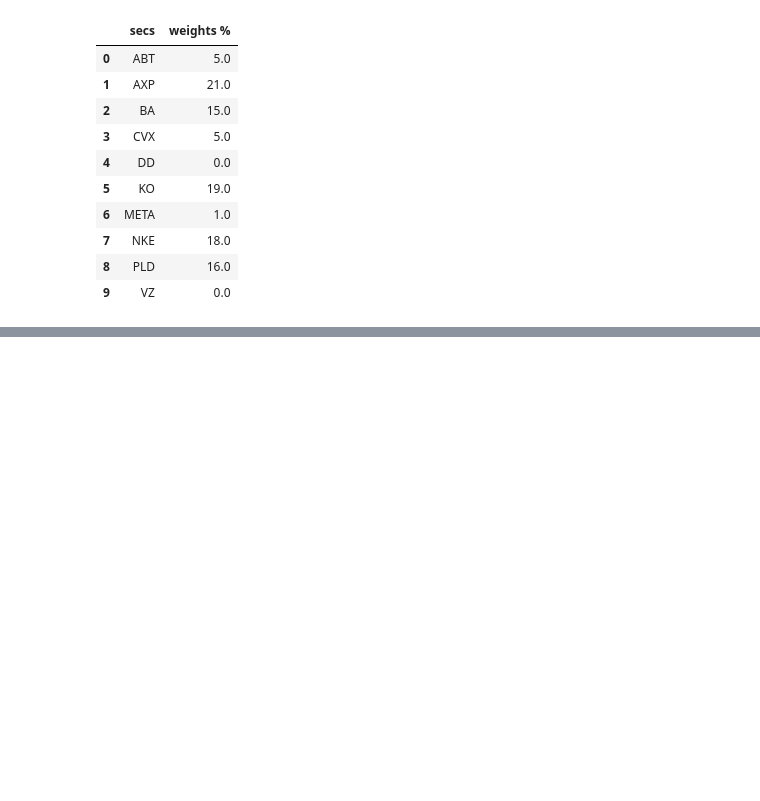
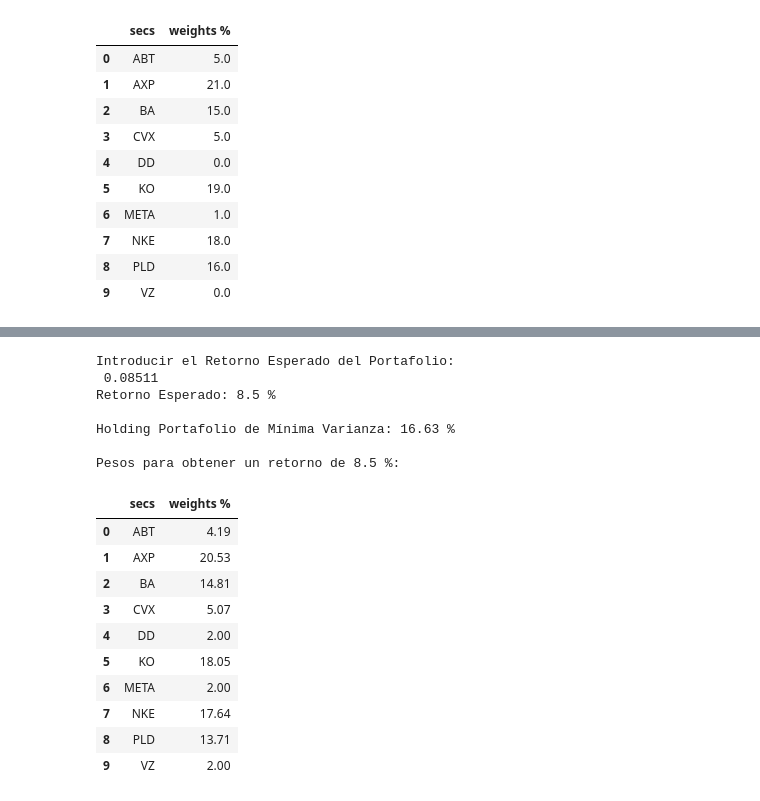
Before and after one commit to Rauloigs/Mercados-Financieros-P-Eficiente, a Jupyter notebook: bl_csv_portfolio_test.ipynb, the cells around one changed output, grey strips where cells are left out. Cells and saved outputs as stored; diff of their text form; code cells hidden in the pictures; blank space fills up the shorter version.

```diff
--- a/bl_csv_portfolio_test.ipynb
+++ b/bl_csv_portfolio_test.ipynb
@@ -323,0 +368,21 @@ Pesos para obtener un retorno de 8.5 %:
+# %%
+blpor.get_minima_varianza_portafolio_2pct(er=er, cov=cov)
+# %% [output]
+Introducir el Retorno Esperado del Portafolio:
+ 0.08511
+Retorno Esperado: 8.5 %
+
+Holding Portafolio de Mínima Varianza: 16.63 %
+
+Pesos para obtener un retorno de 8.5 %:
+|  | secs | weights % |
+| 0 | ABT | 4.19 |
+| 1 | AXP | 20.53 |
+| 2 | BA | 14.81 |
+| 3 | CVX | 5.07 |
+| 4 | DD | 2.00 |
+| 5 | KO | 18.05 |
+| 6 | META | 2.00 |
+| 7 | NKE | 17.64 |
+| 8 | PLD | 13.71 |
+| 9 | VZ | 2.00 |
```
Also changed, not shown: parts of 12 cells of this notebook.
